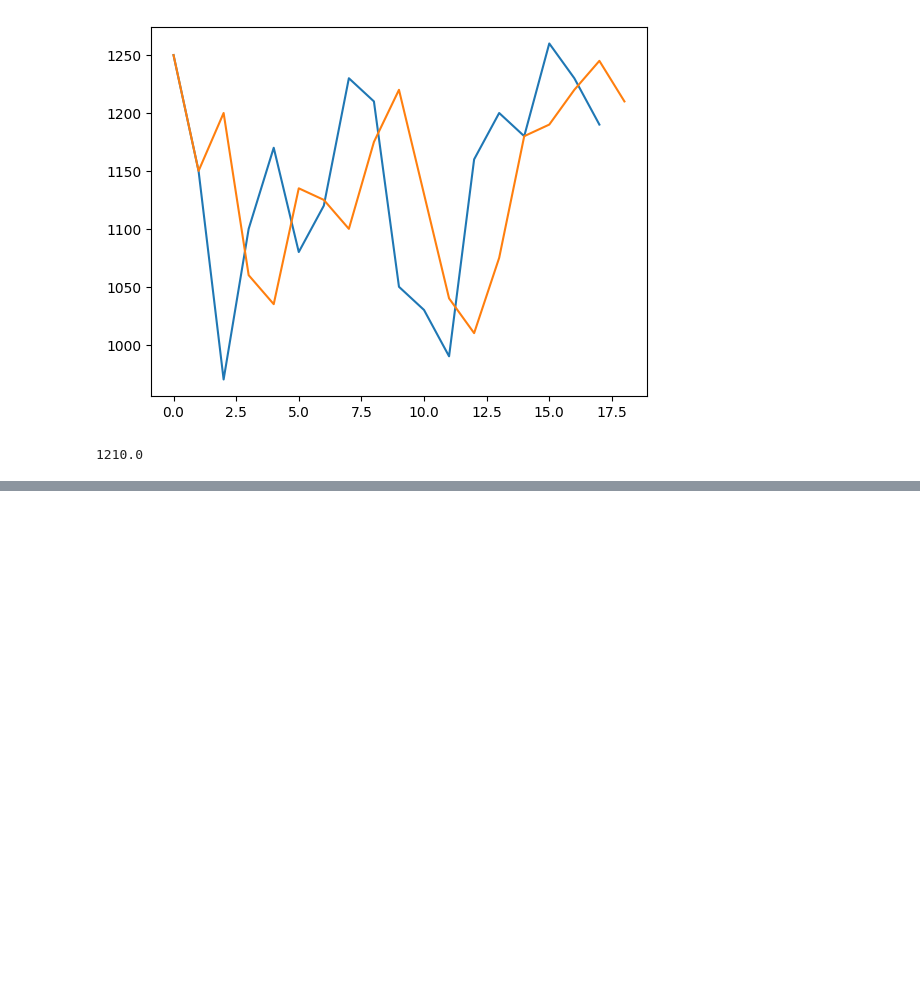
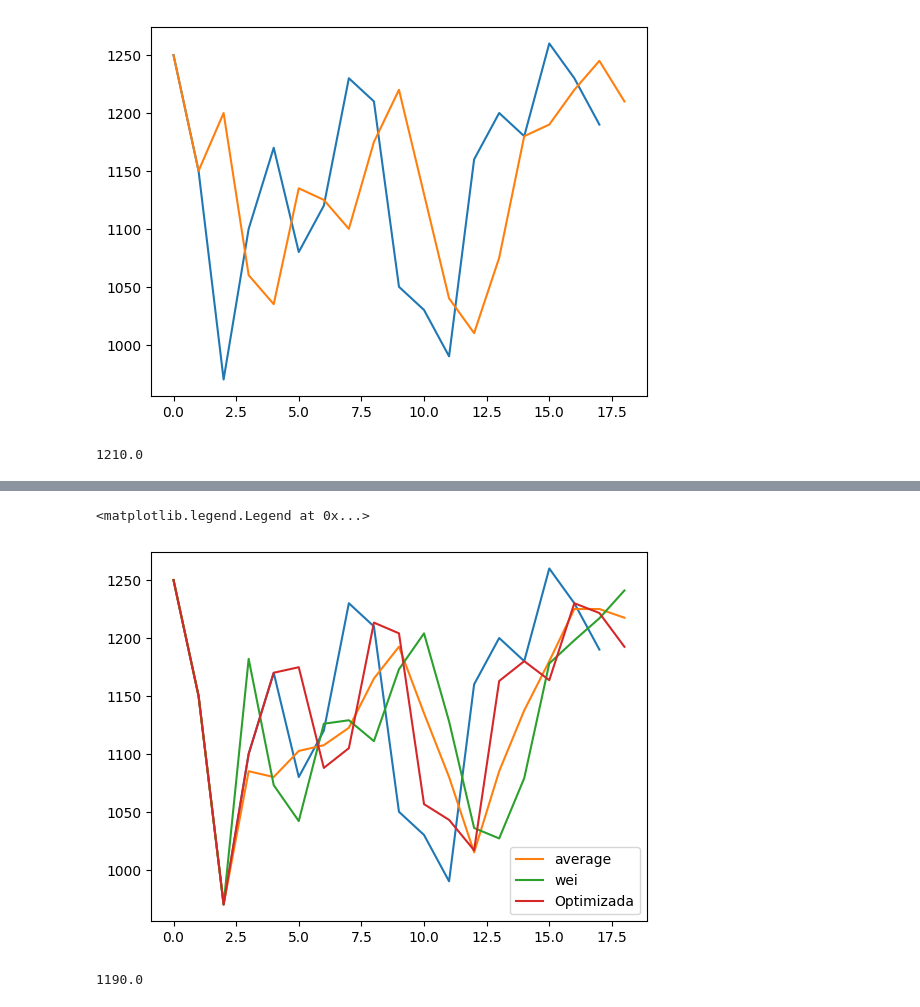
Before and after one commit to asegura4488/MetodosComputacionalesI, a Jupyter notebook: Semana9/MediaMovil.ipynb, the cells around one changed output, grey strips where cells are left out. Saved outputs shown, nothing was run; the diff lists cells and outputs as text; code cells hidden in the pictures; blank space fills up the shorter version.

```diff
--- a/Semana9/MediaMovil.ipynb
+++ b/Semana9/MediaMovil.ipynb
@@ -117,0 +137,4 @@ plt.legend()
+# %%
+constraints = ( {'type':'eq', 'fun': restriccion} )
+bounds = [(0,1) for _ in range(n)]
+import scipy.optimize as spo
@@ -117,0 +157,17 @@ plt.legend()
+# %%
+wopt = result.x
+# %%
+mean = GetWeightedMediaMovil(x,wopt)
+# %%
+plt.plot(x)
+plt.plot(media,label='average')
+plt.plot(Wmedia,label='wei')
+plt.plot(mean,label='Optimizada')
+plt.legend()
+# %% [output]
+<matplotlib.legend.Legend at 0x...>
+[figure, added]
+# %%
+mean[-1]
+# %% [output]
+1190.0
```
Also changed, not shown: parts of 10 cells of this notebook.
